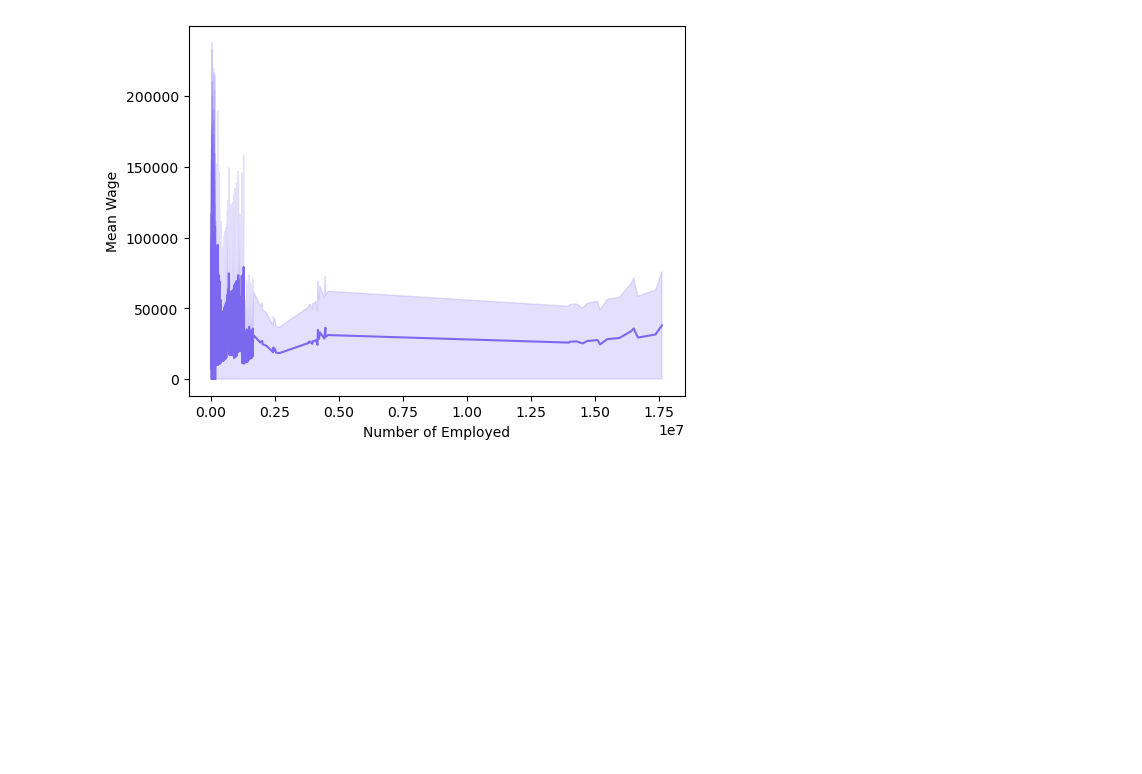
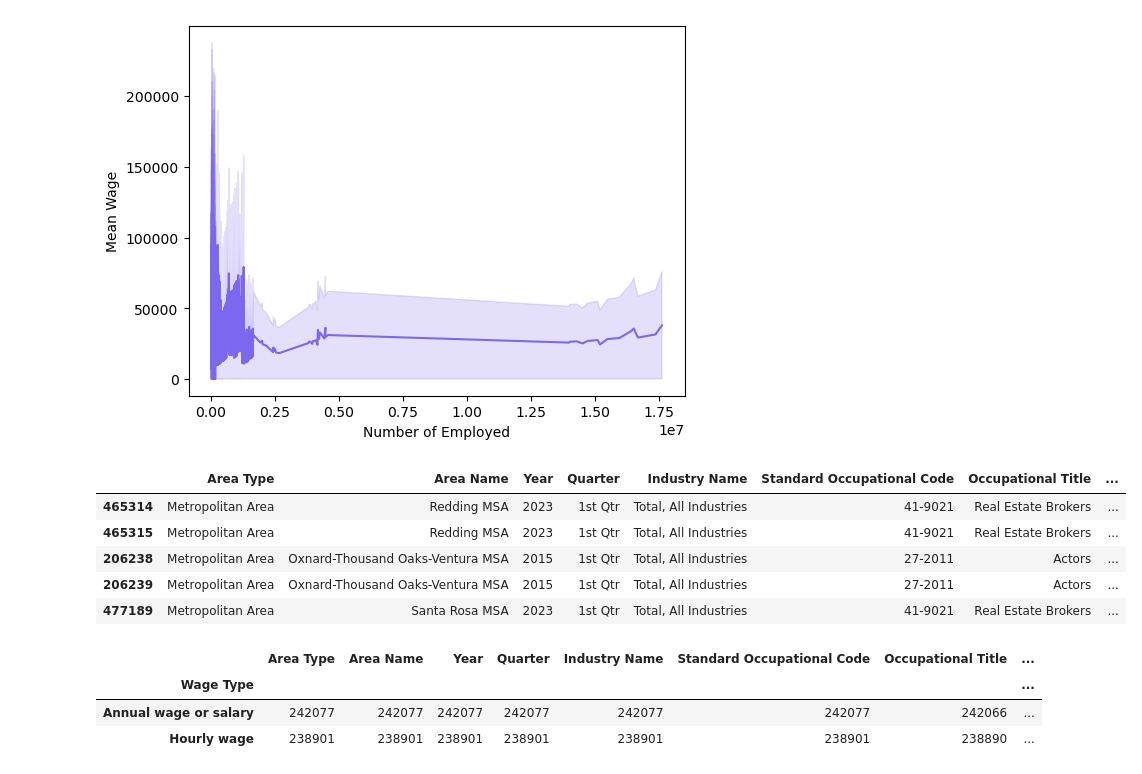
Before and after one commit to sarahbelleparker/oews-capstone, a Jupyter notebook: oews-sbp-snake.ipynb, the cells around one changed output. Cells and saved outputs as stored; diff of their text form; code cells hidden in the pictures; blank space fills up the shorter version.

```diff
--- a/oews-sbp-snake.ipynb
+++ b/oews-sbp-snake.ipynb
@@ -124,3 +201,19 @@ sns.lineplot(data=oews_ca, x="Number of Employed", y="Mean Wage", color='mediums
 plt.show()
 # %% [output]
 [figure]
+# %%
+oews_ca.sort_values(by = 'Mean Relative Standard Error for Wage', ascending = False).head()
+# %% [output]
+|  | Area Type | Area Name | Year | Quarter | Industry Name | Standard Occupational Code | Occupational Title | ... |
+| 465314 | Metropolitan Area | Redding MSA | 2023 | 1st Qtr | Total, All Industries | 41-9021 | Real Estate Brokers | ... |
+| 465315 | Metropolitan Area | Redding MSA | 2023 | 1st Qtr | Total, All Industries | 41-9021 | Real Estate Brokers | ... |
+| 206238 | Metropolitan Area | Oxnard-Thousand Oaks-Ventura MSA | 2015 | 1st Qtr | Total, All Industries | 27-2011 | Actors | ... |
+| 206239 | Metropolitan Area | Oxnard-Thousand Oaks-Ventura MSA | 2015 | 1st Qtr | Total, All Industries | 27-2011 | Actors | ... |
+| 477189 | Metropolitan Area | Santa Rosa MSA | 2023 | 1st Qtr | Total, All Industries | 41-9021 | Real Estate Brokers | ... |
+# %%
+oews_ca.groupby('Wage Type').count()
+# %% [output]
+|  | Area Type | Area Name | Year | Quarter | Industry Name | Standard Occupational Code | Occupational Title | ... |
+| Wage Type |  |  |  |  |  |  |  | ... |
+| Annual wage or salary | 242077 | 242077 | 242077 | 242077 | 242077 | 242077 | 242066 | ... |
+| Hourly wage | 238901 | 238901 | 238901 | 238901 | 238901 | 238901 | 238890 | ... |
```
Also changed, not shown: parts of 9 cells of this notebook, 3 other files.
